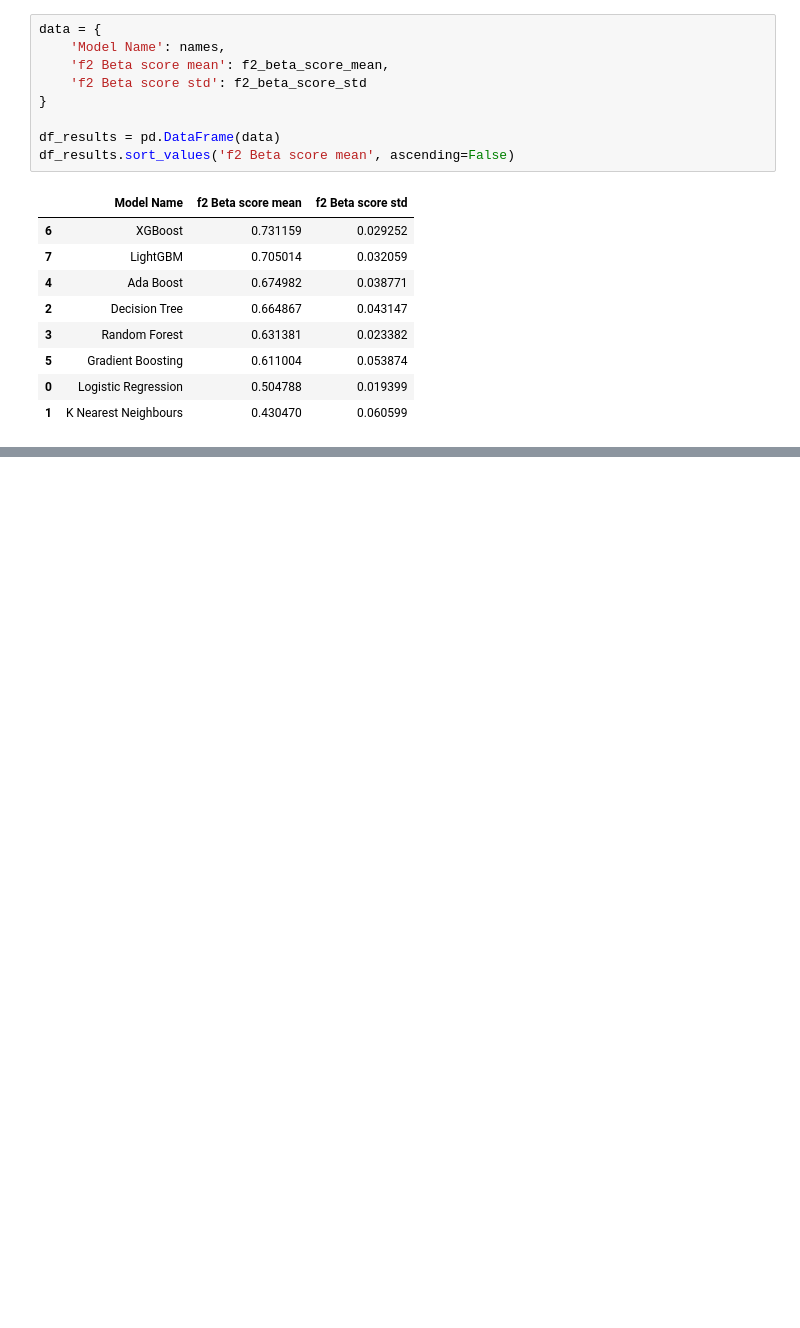
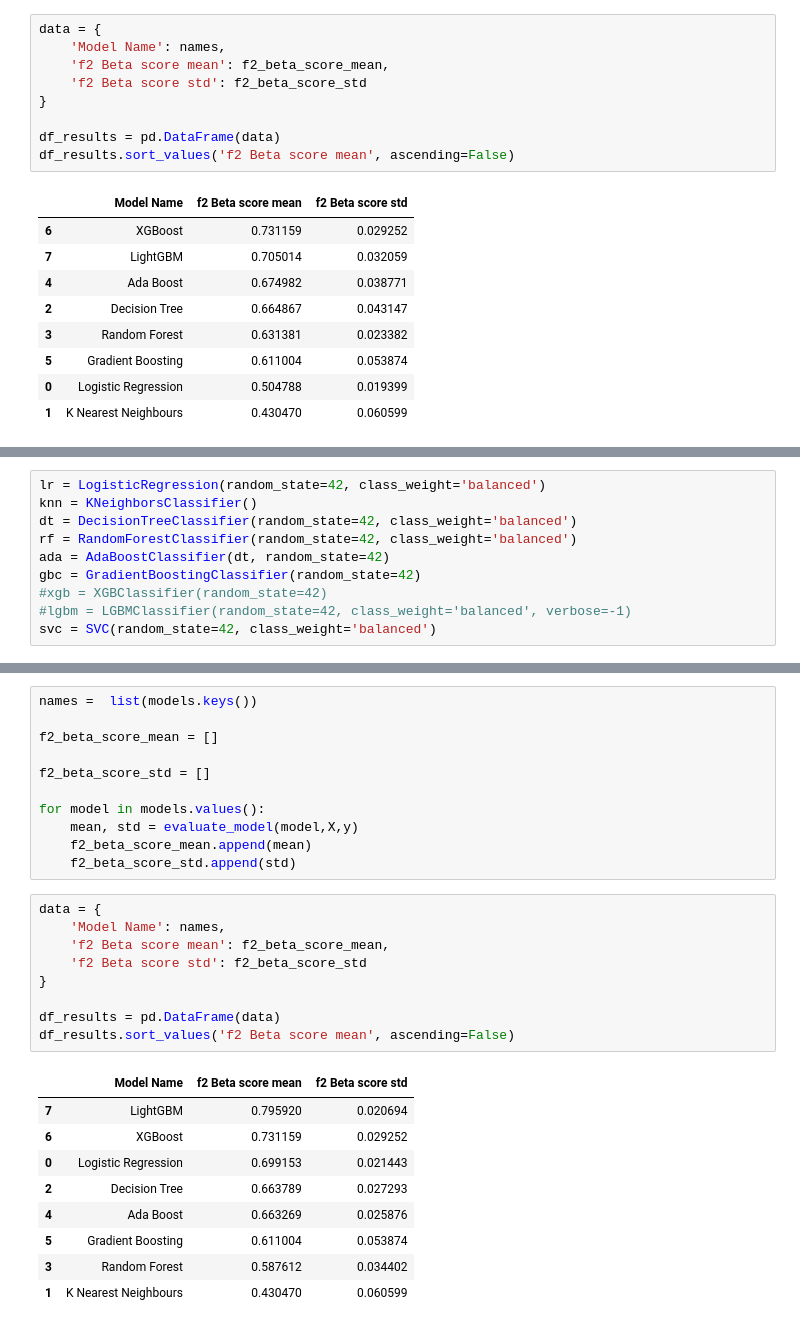
Before and after one commit to nayana-sisil/predictive-customer-churn-ecommerce-retention, a Jupyter notebook: cutomer_churn.ipynb, the cells around one changed output, grey strips where cells are left out. Saved outputs shown, nothing was run; the diff lists cells and outputs as text; blank space fills up the shorter version.

Commit message:
with class weight models

```diff
--- a/cutomer_churn.ipynb
+++ b/cutomer_churn.ipynb
@@ -647,0 +650,10 @@ df_results.sort_values('f2 Beta score mean', ascending=False)
+# %%
+lr = LogisticRegression(random_state=42, class_weight='balanced')
+knn = KNeighborsClassifier()
+dt = DecisionTreeClassifier(random_state=42, class_weight='balanced')
+rf = RandomForestClassifier(random_state=42, class_weight='balanced')
+ada = AdaBoostClassifier(dt, random_state=42)
+gbc = GradientBoostingClassifier(random_state=42)
+#xgb = XGBClassifier(random_state=42)
+#lgbm = LGBMClassifier(random_state=42, class_weight='balanced', verbose=-1)
+svc = SVC(random_state=42, class_weight='balanced')
@@ -647,0 +687,30 @@ df_results.sort_values('f2 Beta score mean', ascending=False)
+# %%
+names =  list(models.keys())
+
+f2_beta_score_mean = []
+
+f2_beta_score_std = []
+
+for model in models.values():
+    mean, std = evaluate_model(model,X,y)
+    f2_beta_score_mean.append(mean)
+    f2_beta_score_std.append(std)
+# %%
+data = {
+    'Model Name': names,
+    'f2 Beta score mean': f2_beta_score_mean,
+    'f2 Beta score std': f2_beta_score_std
+}
+
+df_results = pd.DataFrame(data)
+df_results.sort_values('f2 Beta score mean', ascending=False)
+# %% [output]
+|  | Model Name | f2 Beta score mean | f2 Beta score std |
+| 7 | LightGBM | 0.795920 | 0.020694 |
+| 6 | XGBoost | 0.731159 | 0.029252 |
+| 0 | Logistic Regression | 0.699153 | 0.021443 |
+| 2 | Decision Tree | 0.663789 | 0.027293 |
+| 4 | Ada Boost | 0.663269 | 0.025876 |
+| 5 | Gradient Boosting | 0.611004 | 0.053874 |
+| 3 | Random Forest | 0.587612 | 0.034402 |
+| 1 | K Nearest Neighbours | 0.430470 | 0.060599 |
```
Also changed, not shown: parts of 3 cells of this notebook.
